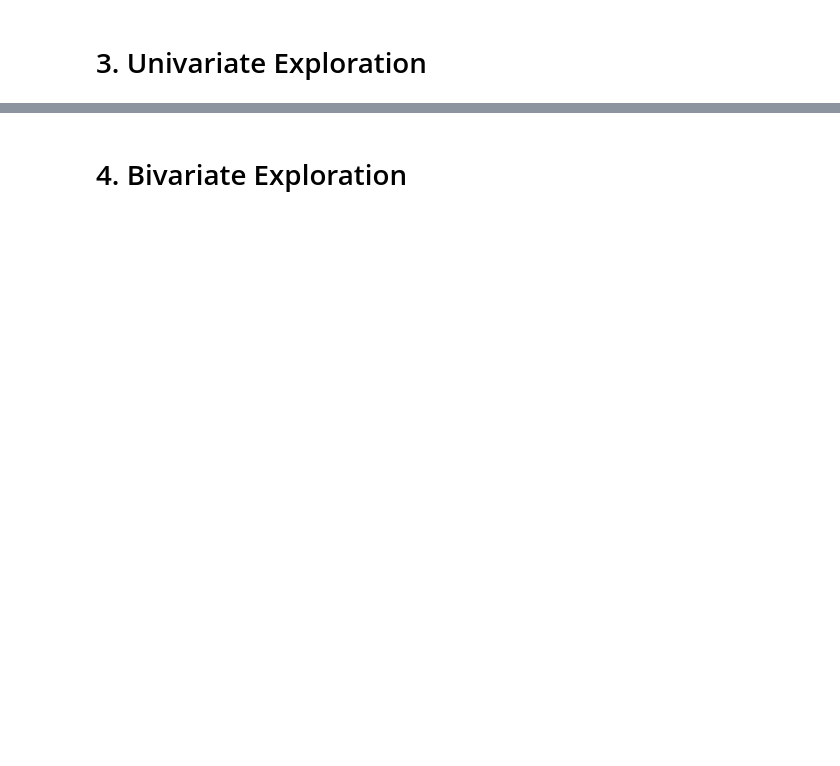
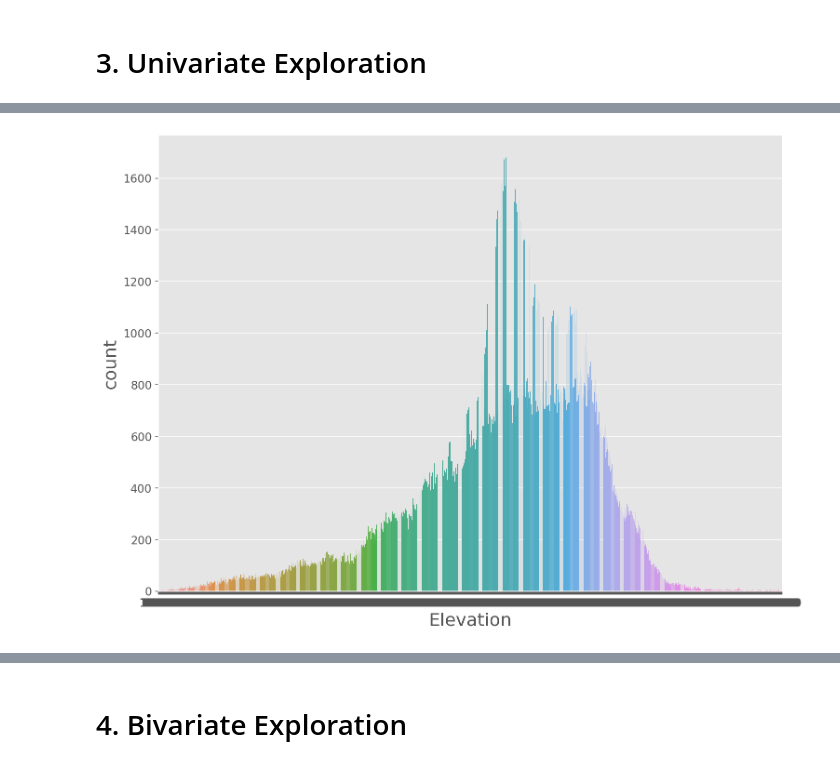
Before and after one commit to LeBonThib/PERNET_SIMPLON_PYTHON, a Jupyter notebook: data_exploration/custom_eda_tool.ipynb, the cells around one changed output, grey strips where cells are left out. Drawn from its saved outputs; the diff is of its cells as text; code cells hidden in the pictures; blank space fills up the shorter version.

```diff
--- a/data_exploration/custom_eda_tool.ipynb
+++ b/data_exploration/custom_eda_tool.ipynb
@@ -84,0 +144,11 @@ We will start with basic exploration of the dataset and get a feel for how it lo
+# %%
+from sklearn.datasets import fetch_covtype
+
+# load dataset
+data = fetch_covtype(as_frame=True)
+# define features
+X = data.data
+# define target
+y = data.target
+# create dataframe for exploitation via pandas
+dataframe = data.frame
@@ -179,11 +271,13 @@ base_target = dataframe[target_label]
 # %% [markdown]
 ### Drop unnecessary columns
 # %%
-""" # Specify the cols to drop
+"""
+# Specify the cols to drop
 to_drop = [
-    'SIRET'
+    'placeholder'
 ]
 
 # Drop them
-dataframe.drop(to_drop, axis='columns', inplace=True) """
+dataframe.drop(to_drop, axis='columns', inplace=True)
+"""
 # %% [output]
@@ -191,6 +285,8 @@ dataframe.drop(to_drop, axis='columns', inplace=True) """
 # %% [markdown]
 ### Collapse multiple categories into one
 # %%
-""" # Collapse 'Category 1' and 'Category 2' into 'Category 1' (e.g: Collapse 'Music' and 'Music & Audio' into 'Music')
-dataframe['filtre'] = dataframe['filtre'].str.replace('ods_type_activite', 'filtre') """
+"""
+# Collapse 'Category 1' and 'Category 2' into 'Category 1' (e.g: Collapse 'Music' and 'Music & Audio' into 'Music')
+data['filtre'] = data['filtre'].str.replace('ods_type_activite', 'filtre')
+"""
 # %% [output]
@@ -262,0 +308,5 @@ sns.scatterplot(y='store_industry', x='inspection_result', data=newdf)
+# %%
+sns.countplot(data=dataframe, x="Elevation")
+plt.show()
+# %% [output]
+[figure, added]
```
Also changed, not shown: parts of 57 cells of this notebook, 4 other files.
